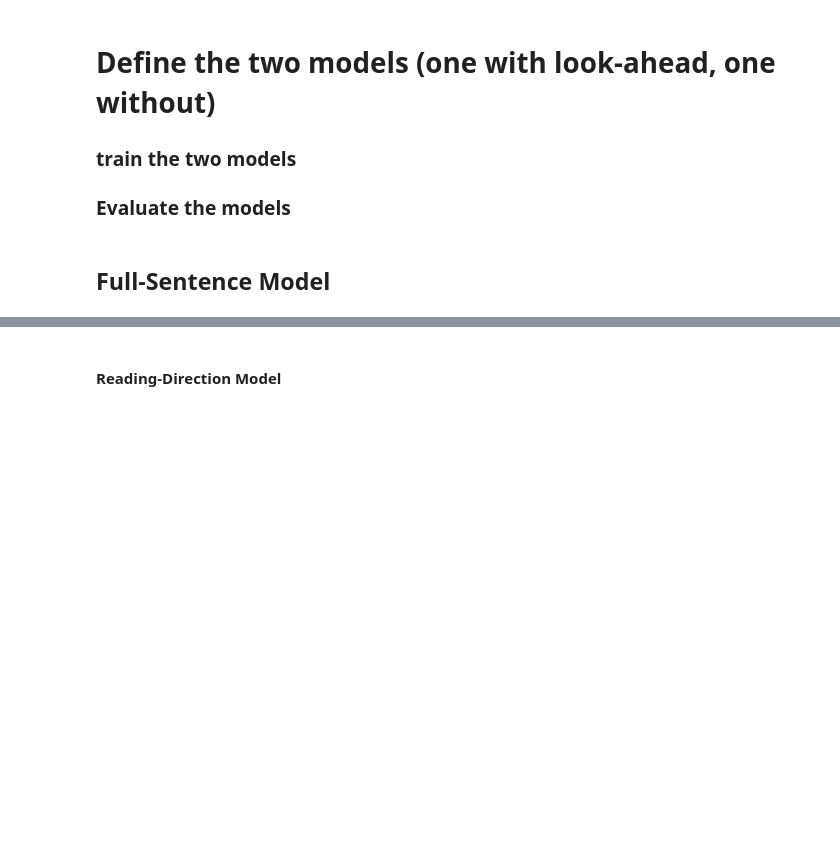
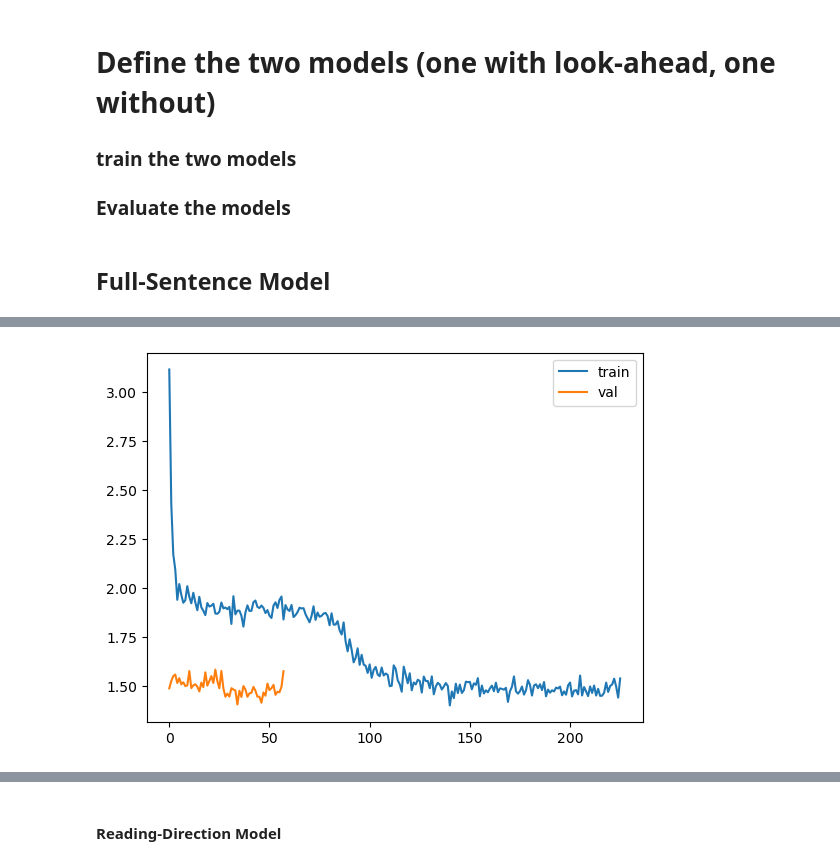
Before and after one commit to Lior-Baruch/Partial_Diacritization, a Jupyter notebook: PunctuationRestoration_DualModel.ipynb, the cells around one changed output, grey strips where cells are left out. Saved outputs shown, nothing was run; the diff lists cells and outputs as text; code cells hidden in the pictures; blank space fills up the shorter version.

```diff
--- a/PunctuationRestoration_DualModel.ipynb
+++ b/PunctuationRestoration_DualModel.ipynb
@@ -795,3 +972,11 @@ plt.show()
+# %%
+# plot train and val loss
+plt.plot(train_loss_history, label='train')
+plt.plot(val_loss_history, label='val')
+plt.legend()
+plt.show()
+# %% [output]
+[figure, added]
 # %%
 
 
```
Also changed, not shown: parts of 21 cells of this notebook, 1 other file.
